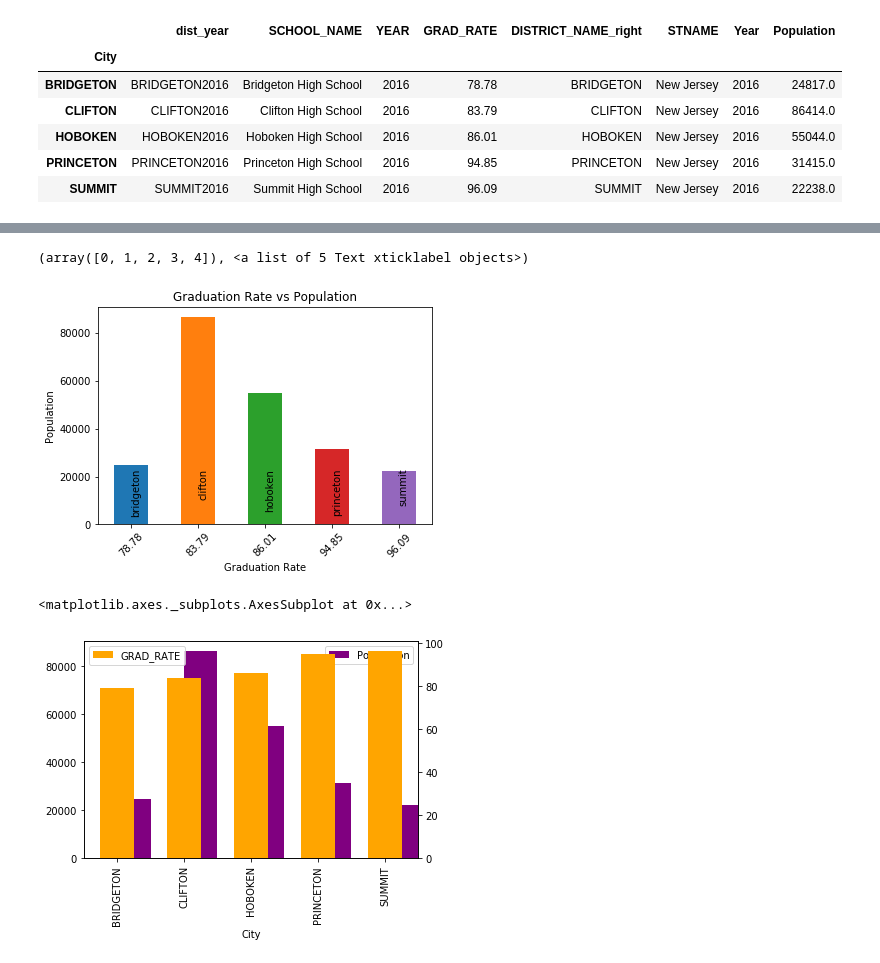
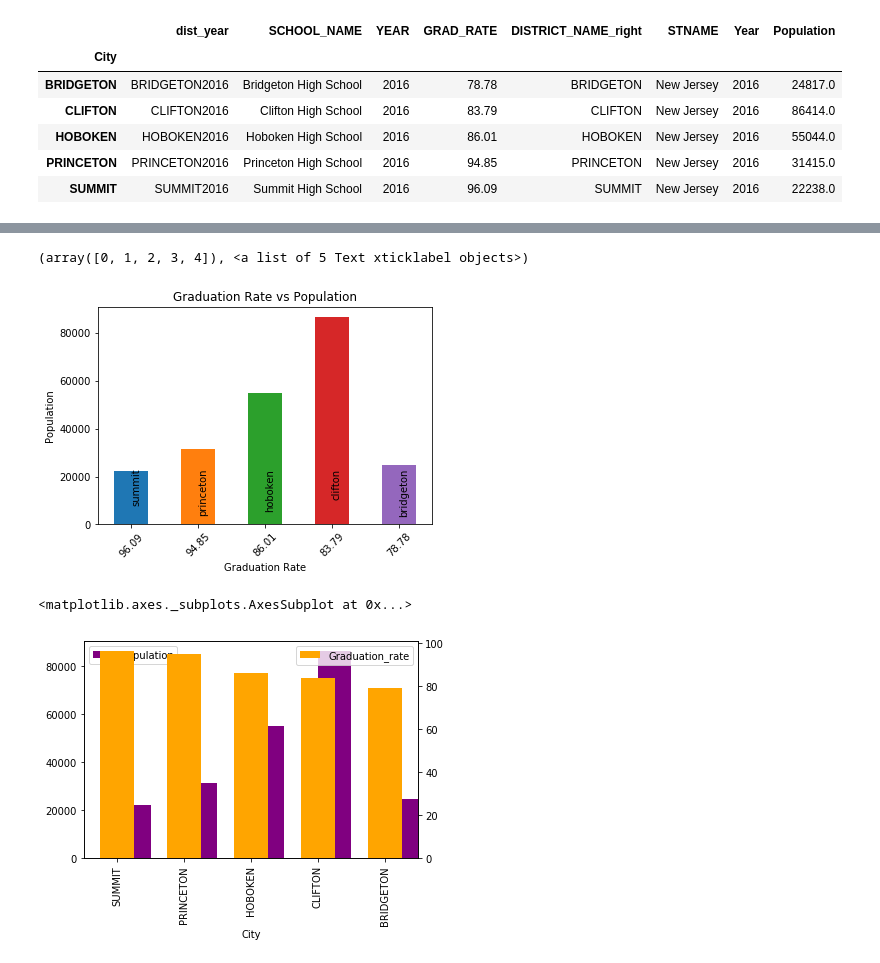
Before and after one commit to fab5-rutgers/first_project, a Jupyter notebook: pop_vs_grad/pop_vs_grad.ipynb, the cells around one changed output, grey strips where cells are left out. Saved outputs shown, nothing was run; the diff lists cells and outputs as text; code cells hidden in the pictures.

Commit message:
sorted the city

```diff
--- a/pop_vs_grad/pop_vs_grad.ipynb
+++ b/pop_vs_grad/pop_vs_grad.ipynb
@@ -137,3 +136,9 @@ smallset_2016
 | HOBOKEN | HOBOKEN2016 | Hoboken High School | 2016 | 86.01 | HOBOKEN | New Jersey | 2016 | 55044.0 |
 | PRINCETON | PRINCETON2016 | Princeton High School | 2016 | 94.85 | PRINCETON | New Jersey | 2016 | 31415.0 |
 | SUMMIT | SUMMIT2016 | Summit High School | 2016 | 96.09 | SUMMIT | New Jersey | 2016 | 22238.0 |
+# %%
+#To sort
+smallset_2016 =smallset_2016.sort_values(by='City', ascending=False)
+
+smallset_2016=smallset_2016[["Year","GRAD_RATE","Population"]].rename(columns={"GRAD_RATE":"Graduation_rate"})
+smallset_2016
@@ -140,16 +153,16 @@ smallset_2016
 # %%
 #Plot Grad Rate vs Population
-ax = smallset_2016.plot.bar(x="GRAD_RATE",y="Population",legend=False)
+ax = smallset_2016.plot.bar(x="Graduation_rate",y="Population",legend=False)
 for i, label in enumerate(list(smallset_2016.index)):
     ax.annotate(label.lower(),(i,20000),ha="left",rotation=90)
 
 plt.title("Graduation Rate vs Population")
 plt.ylabel("Population")
 plt.xlabel("Graduation Rate")
 plt.xticks(rotation=45)
 # %% [output]
 (array([0, 1, 2, 3, 4]), <a list of 5 Text xticklabel objects>)
-[figure, old version]
+[figure, new version]
 # %%
 #smallset_2016
 fig = plt.figure()
@@ -171,8 +184,8 @@ smallset_2016.plot(
     position=.5,
     color='orange',
     legend=True,
-    y="GRAD_RATE"
+    y="Graduation_rate"
 )
 # %% [output]
 <matplotlib.axes._subplots.AxesSubplot at 0x...>
-[figure, old version]
+[figure, new version]
```
Also changed, not shown: parts of 2 cells of this notebook.
